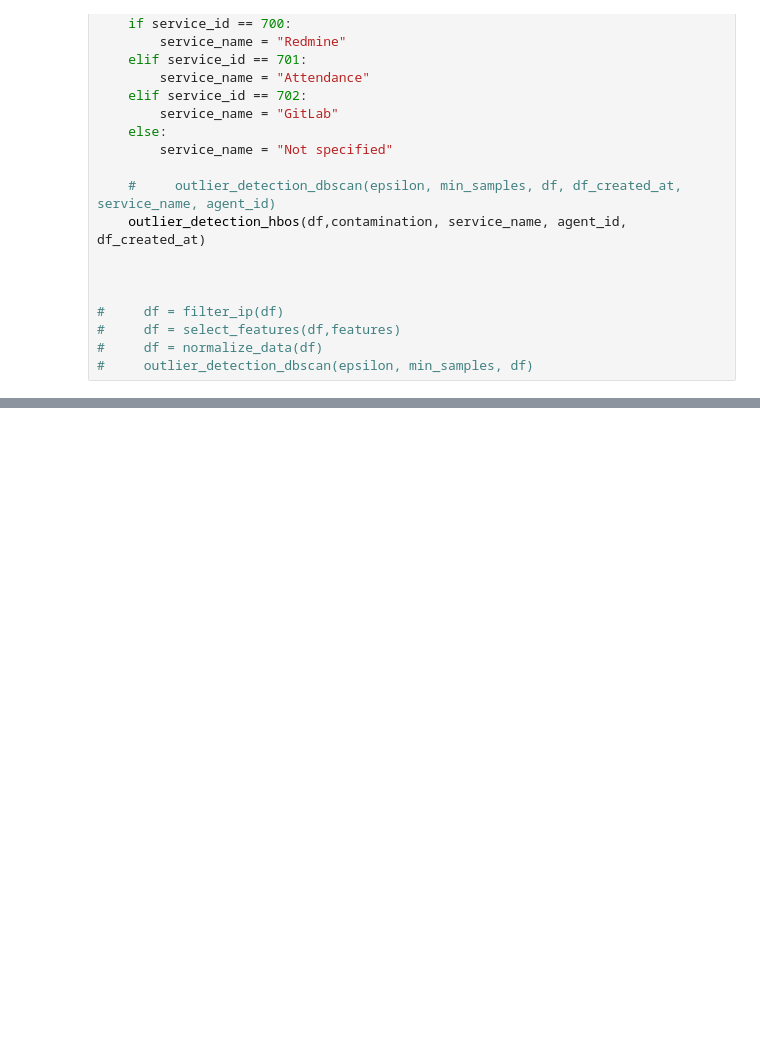
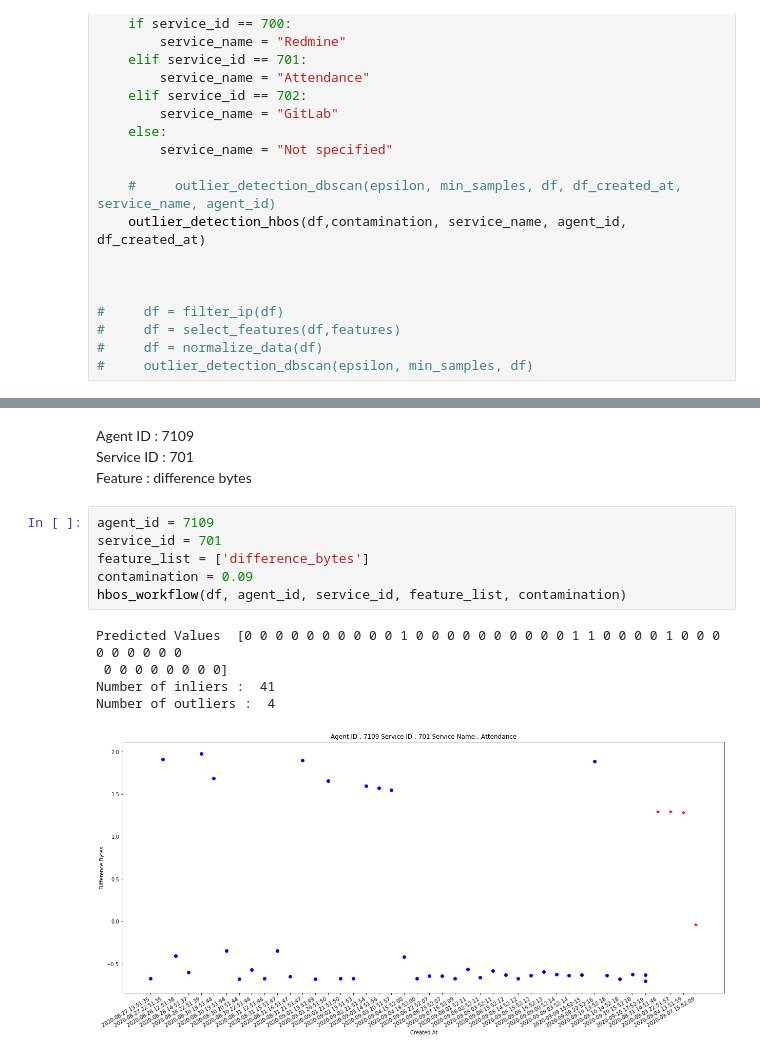
Before and after one commit to SaqlainHussainShah/PyOD, a Jupyter notebook: HBOS inv data 11 Sep 2020.ipynb, the cells around one changed output, grey strips where cells are left out. Saved outputs shown, nothing was run; the diff lists cells and outputs as text; blank space fills up the shorter version.

```diff
--- a/HBOS inv data 11 Sep 2020.ipynb
+++ b/HBOS inv data 11 Sep 2020.ipynb
@@ -309,0 +327,16 @@ Number of outliers :  18
+# %% [markdown]
+Agent ID : 7109 <br>
+Service ID : 701 <br>
+Feature : difference bytes
+# %%
+agent_id = 7109
+service_id = 701
+feature_list = ['difference_bytes']
+contamination = 0.09
+hbos_workflow(df, agent_id, service_id, feature_list, contamination)
+# %% [output]
+Predicted Values  [0 0 0 0 0 0 0 0 0 0 1 0 0 0 0 0 0 0 0 0 0 1 1 0 0 0 0 1 0 0 0 0 0 0 0 0 0
+ 0 0 0 0 0 0 0 0]
+Number of inliers :  41
+Number of outliers :  4
+[figure, added]
```
Also changed, not shown: parts of 20 cells of this notebook, 2 other files.
